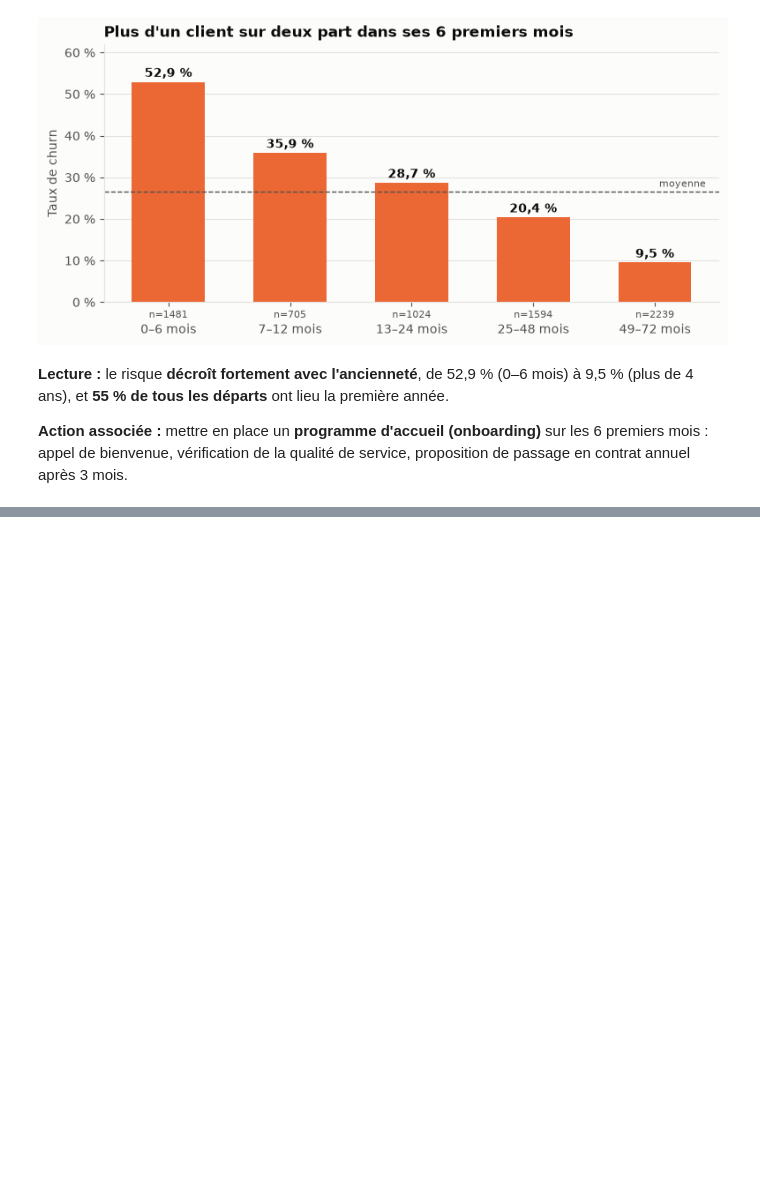
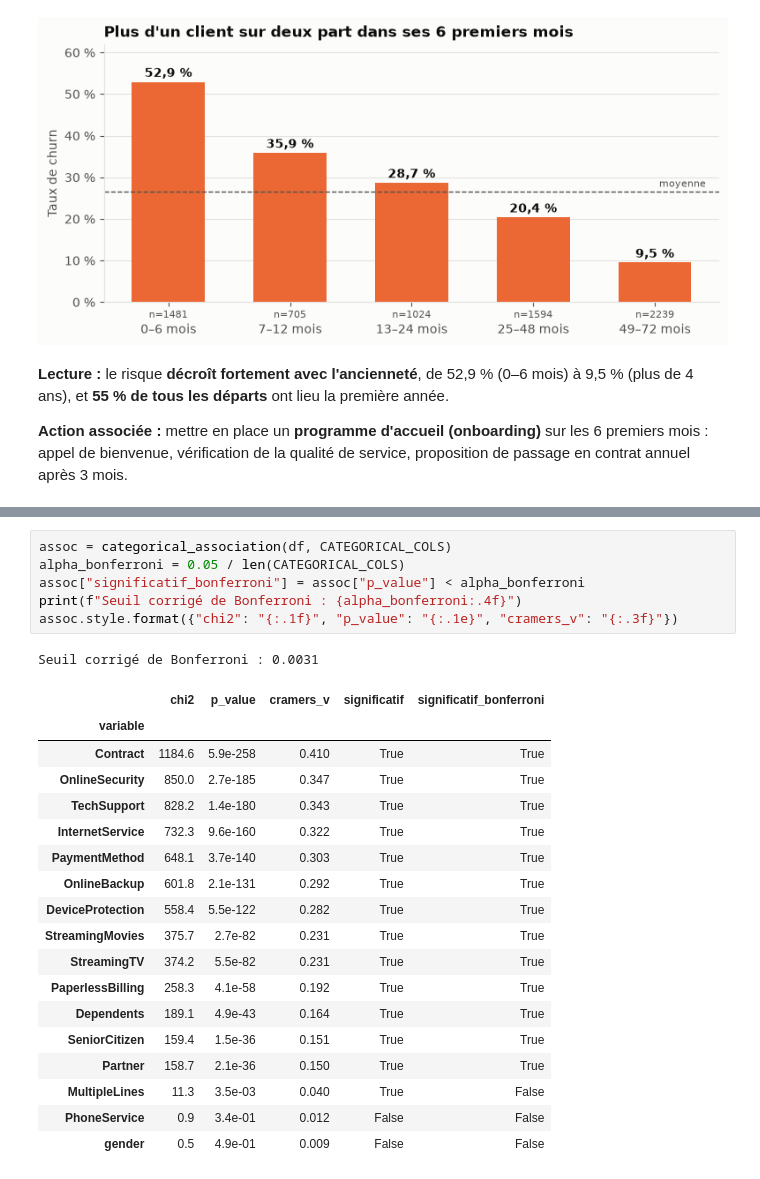
Before and after one commit to cheikhahmedtidiane/projet_churn_clients, a Jupyter notebook: notebooks/03_analyse_exploratoire.ipynb, the cells around one changed output, grey strips where cells are left out. Cells and saved outputs as stored; diff of their text form; blank space fills up the shorter version.

```diff
--- a/notebooks/03_analyse_exploratoire.ipynb
+++ b/notebooks/03_analyse_exploratoire.ipynb
@@ -191,0 +200,26 @@ plt.show()
+# %%
+assoc = categorical_association(df, CATEGORICAL_COLS)
+alpha_bonferroni = 0.05 / len(CATEGORICAL_COLS)
+assoc["significatif_bonferroni"] = assoc["p_value"] < alpha_bonferroni
+print(f"Seuil corrigé de Bonferroni : {alpha_bonferroni:.4f}")
+assoc.style.format({"chi2": "{:.1f}", "p_value": "{:.1e}", "cramers_v": "{:.3f}"})
+# %% [output]
+Seuil corrigé de Bonferroni : 0.0031
+|  | chi2 | p_value | cramers_v | significatif | significatif_bonferroni |
+| variable |  |  |  |  |  |
+| Contract | 1184.6 | 5.9e-258 | 0.410 | True | True |
+| OnlineSecurity | 850.0 | 2.7e-185 | 0.347 | True | True |
+| TechSupport | 828.2 | 1.4e-180 | 0.343 | True | True |
+| InternetService | 732.3 | 9.6e-160 | 0.322 | True | True |
+| PaymentMethod | 648.1 | 3.7e-140 | 0.303 | True | True |
+| OnlineBackup | 601.8 | 2.1e-131 | 0.292 | True | True |
+| DeviceProtection | 558.4 | 5.5e-122 | 0.282 | True | True |
+| StreamingMovies | 375.7 | 2.7e-82 | 0.231 | True | True |
+| StreamingTV | 374.2 | 5.5e-82 | 0.231 | True | True |
+| PaperlessBilling | 258.3 | 4.1e-58 | 0.192 | True | True |
+| Dependents | 189.1 | 4.9e-43 | 0.164 | True | True |
+| SeniorCitizen | 159.4 | 1.5e-36 | 0.151 | True | True |
+| Partner | 158.7 | 2.1e-36 | 0.150 | True | True |
+| MultipleLines | 11.3 | 3.5e-03 | 0.040 | True | False |
+| PhoneService | 0.9 | 3.4e-01 | 0.012 | False | False |
+| gender | 0.5 | 4.9e-01 | 0.009 | False | False |
```
Also changed, not shown: parts of 3 cells of this notebook, 1 other file.
